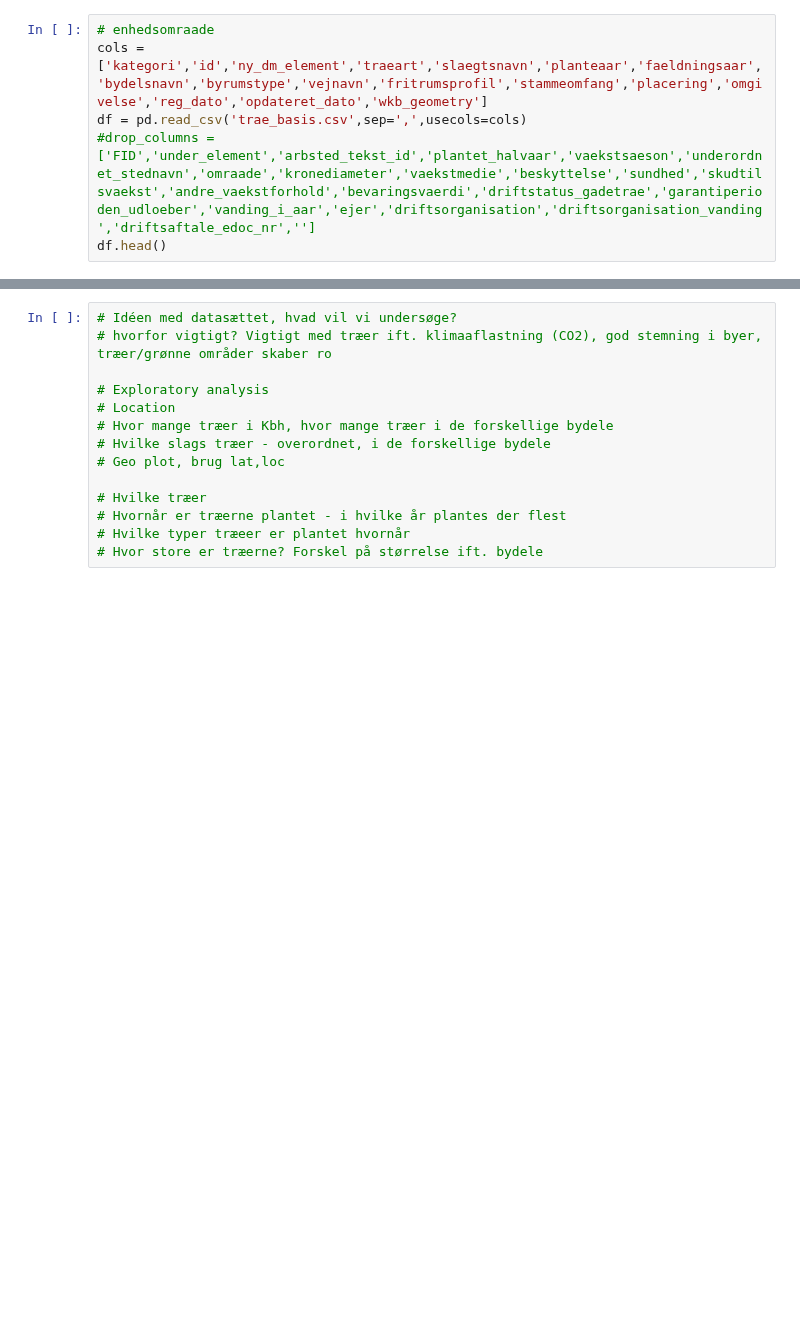
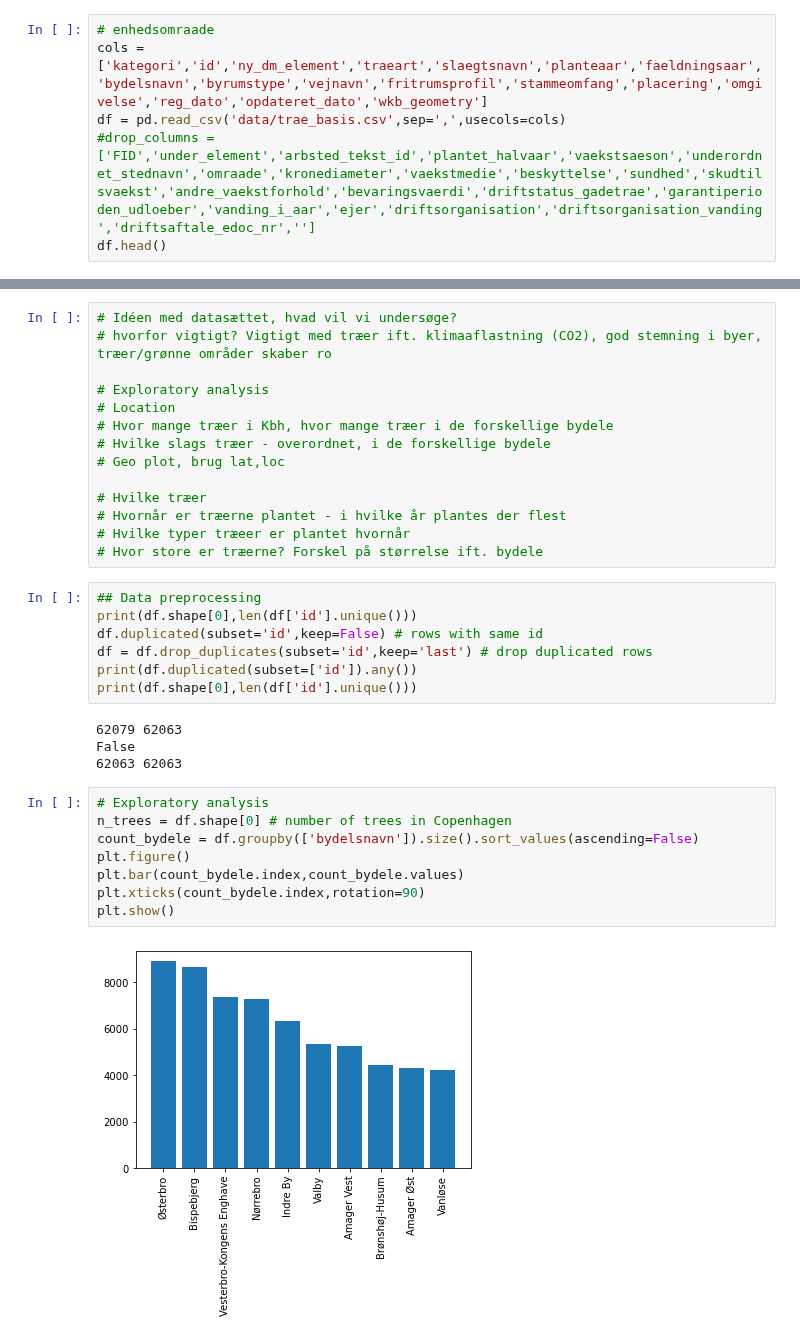
Before and after one commit to Ljoerring/Social-Data-Project, a Jupyter notebook: Read_data.ipynb, the cells around one changed output, grey strips where cells are left out. Cells and saved outputs as stored; diff of their text form; blank space fills up the shorter version.

```diff
--- a/Read_data.ipynb
+++ b/Read_data.ipynb
@@ -7,7 +8,7 @@ os.getcwd()
 # %%
 # enhedsomraade
 cols = ['kategori','id','ny_dm_element','traeart','slaegtsnavn','planteaar','faeldningsaar','bydelsnavn','byrumstype','vejnavn','fritrumsprofil','stammeomfang','placering','omgivelse','reg_dato','opdateret_dato','wkb_geometry']
-df = pd.read_csv('trae_basis.csv',sep=',',usecols=cols)
+df = pd.read_csv('data/trae_basis.csv',sep=',',usecols=cols)
 #drop_columns = ['FID','under_element','arbsted_tekst_id','plantet_halvaar','vaekstsaeson','underordnet_stednavn','omraade','kronediameter','vaekstmedie','beskyttelse','sundhed','skudtilsvaekst','andre_vaekstforhold','bevaringsvaerdi','driftstatus_gadetrae','garantiperioden_udloeber','vanding_i_aar','ejer','driftsorganisation','driftsorganisation_vanding','driftsaftale_edoc_nr','']
 df.head()
 # %% [output]
@@ -31,3 +32,24 @@ df.head()
 # Hvornår er træerne plantet - i hvilke år plantes der flest
 # Hvilke typer træeer er plantet hvornår
 # Hvor store er træerne? Forskel på størrelse ift. bydele
+# %%
+## Data preprocessing
+print(df.shape[0],len(df['id'].unique()))
+df.duplicated(subset='id',keep=False) # rows with same id
+df = df.drop_duplicates(subset='id',keep='last') # drop duplicated rows
+print(df.duplicated(subset=['id']).any())
+print(df.shape[0],len(df['id'].unique()))
+# %% [output]
+62079 62063
+False
+62063 62063
+# %%
+# Exploratory analysis
+n_trees = df.shape[0] # number of trees in Copenhagen
+count_bydele = df.groupby(['bydelsnavn']).size().sort_values(ascending=False)
+plt.figure()
+plt.bar(count_bydele.index,count_bydele.values)
+plt.xticks(count_bydele.index,rotation=90)
+plt.show()
+# %% [output]
+[figure, added]
```
Also changed, not shown: parts of 8 cells of this notebook.
